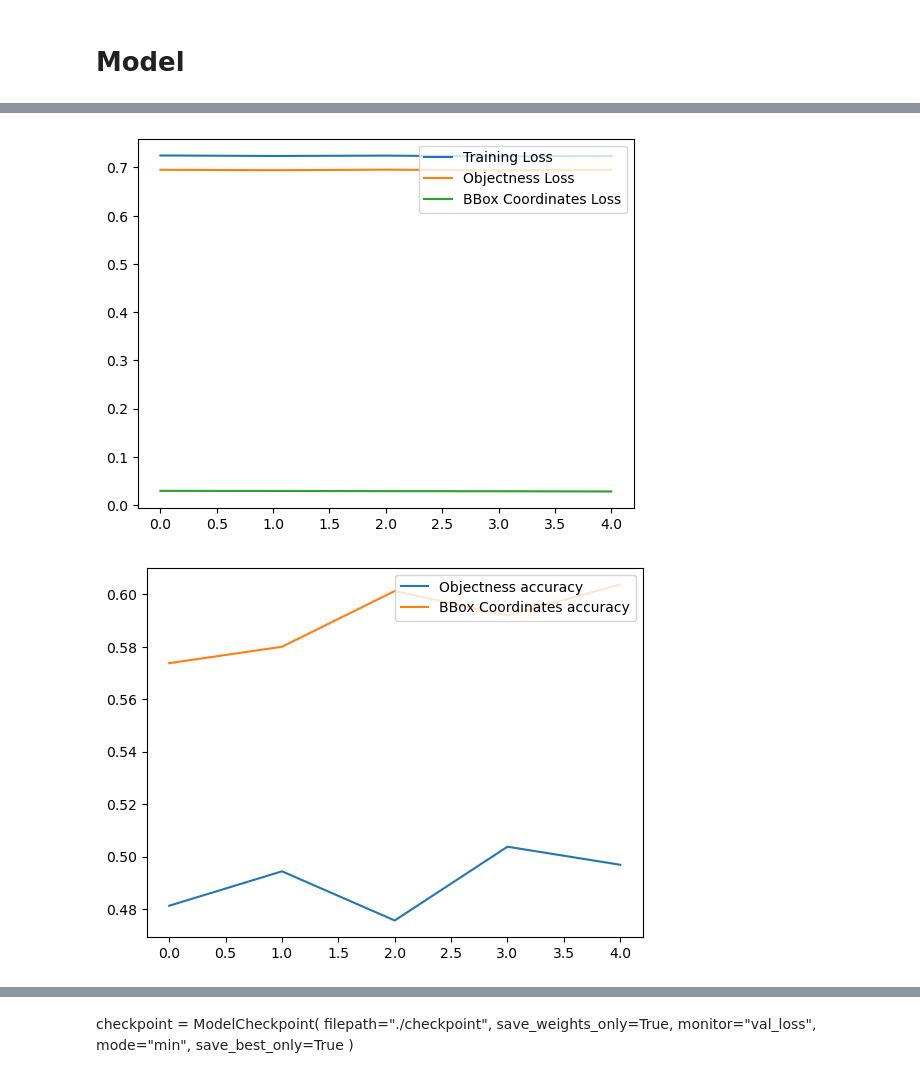
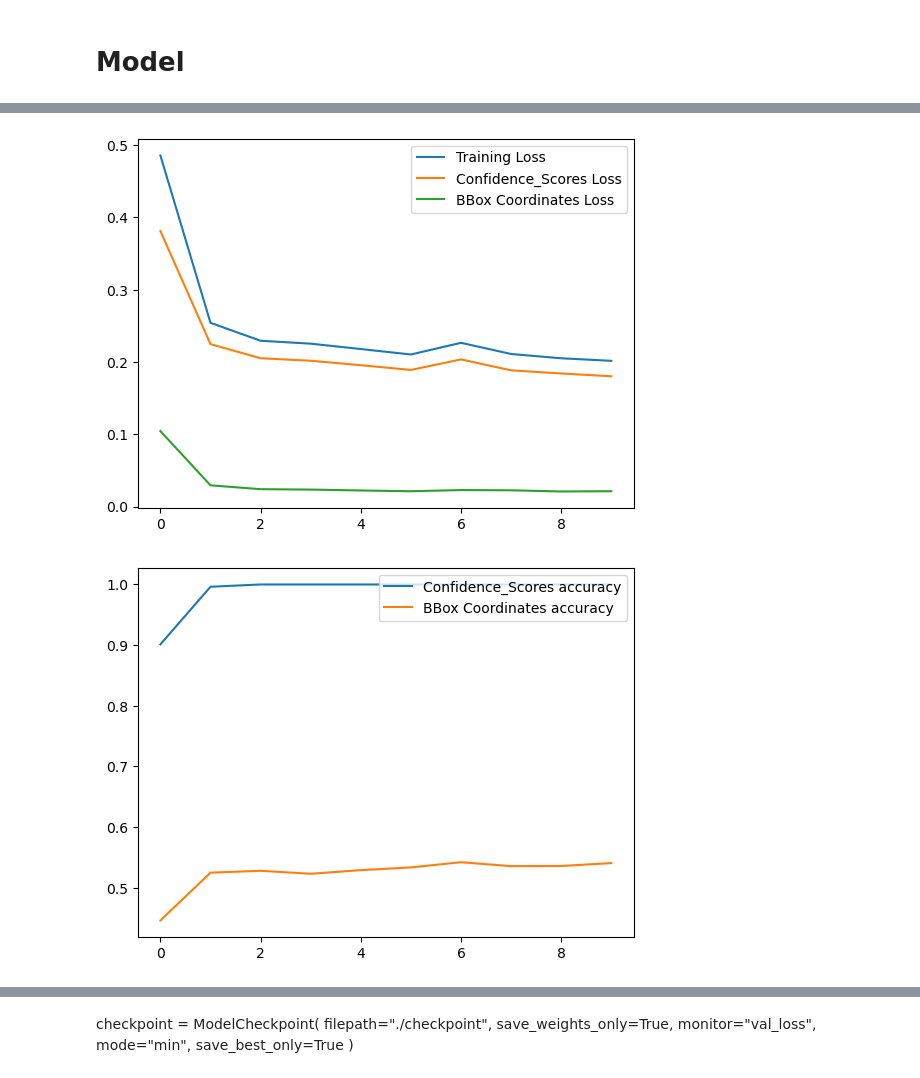
Before and after one commit to ipiriyan2002/Multi-modal-Information-extraction-on-product-images-from-auction-websites, a Jupyter notebook: Region_Detection_CORD.ipynb, the cells around one changed output, grey strips where cells are left out. Drawn from its saved outputs; the diff is of its cells as text; code cells hidden in the pictures.

```diff
--- a/Region_Detection_CORD.ipynb
+++ b/Region_Detection_CORD.ipynb
@@ -348,0 +137,11 @@ model.compile(optimizer='adam', loss=['binary_crossentropy', 'mse'], metrics=['a
+# %%
+def train(save_path, dataset, epoch_range):
+    model = getModel()
+
+    callback_cp = tf.keras.callbacks.ModelCheckpoint(
+        filepath=save_path, verbose=1, save_weights_only=True,
+        save_freq= "epoch")
+
+    train_history = model.fit(dataset, batch_size=BATCH, callbacks = [callback_cp], epochs=epoch_range)
+
+    return model, train_history
@@ -381,0 +170,4 @@ Epoch 5/5
+# %%
+save_path = "./Saved Model/DO_Detection_VGG16_Focal_loss/"
+# %%
+model, history = train(save_path, training_dataset, epoch_range=10)
@@ -382,17 +180,17 @@ Epoch 5/5
 # %%
-epochs_range = range(5)
+epochs_range = range(10)
 
-plt.plot(epochs_range, history2.history["loss"], label='Training Loss')
-plt.plot(epochs_range, history2.history["objectness_loss"], label='Objectness Loss')
-plt.plot(epochs_range, history2.history["bbox_coords_loss"], label='BBox Coordinates Loss')
+plt.plot(epochs_range, history.history["loss"], label='Training Loss')
+plt.plot(epochs_range, history.history["Confidence_Scores_loss"], label='Confidence_Scores Loss')
+plt.plot(epochs_range, history.history["Bbox_loss"], label='BBox Coordinates Loss')
 plt.legend(loc='upper right')
 plt.show()
 # %% [output]
-[figure, old version]
+[figure, new version]
 # %%
-plt.plot(epochs_range, history2.history["objectness_accuracy"], label='Objectness accuracy')
-plt.plot(epochs_range, history2.history["bbox_coords_accuracy"], label='BBox Coordinates accuracy')
+plt.plot(epochs_range, history.history["Confidence_Scores_accuracy"], label='Confidence_Scores accuracy')
+plt.plot(epochs_range, history.history["Bbox_accuracy"], label='BBox Coordinates accuracy')
 plt.legend(loc='upper right')
 plt.show()
 # %% [output]
-[figure, old version]
+[figure, new version]
```
Also changed, not shown: parts of 50 cells of this notebook, 5 other files.
